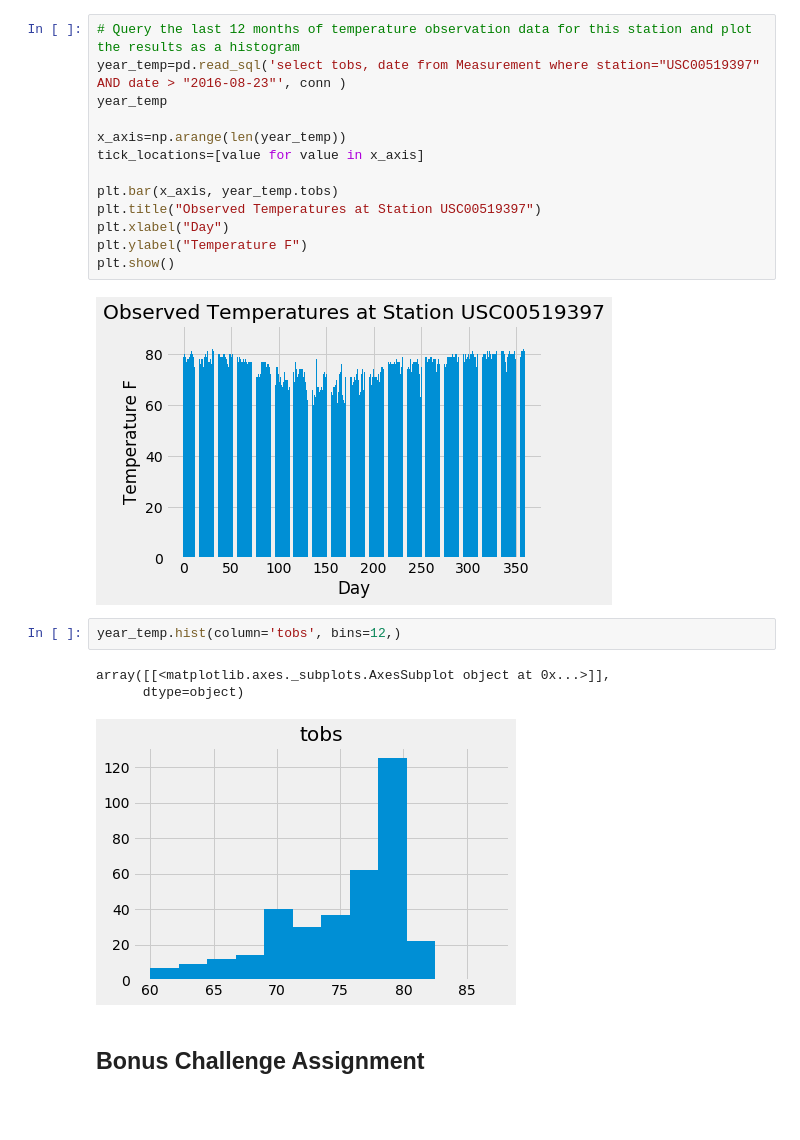
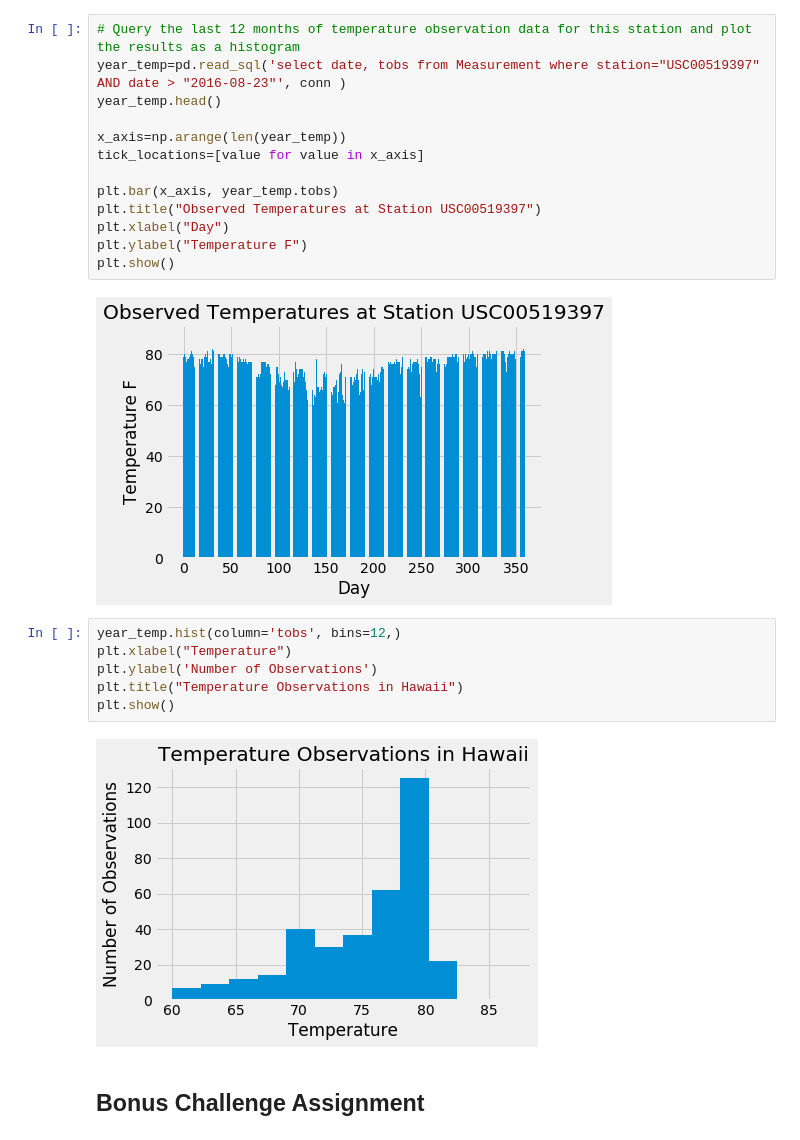
Before and after one commit to ChrisJtron/sqlalchemy_challenge, a Jupyter notebook: climate_starter.ipynb, the cells around one changed output. Saved outputs shown, nothing was run; the diff lists cells and outputs as text; blank space fills up the shorter version.

```diff
--- a/climate_starter.ipynb
+++ b/climate_starter.ipynb
@@ -261,8 +248,8 @@ temp_year
  ('2017-08-23', 81.0)]
 # %%
 # Query the last 12 months of temperature observation data for this station and plot the results as a histogram
-year_temp=pd.read_sql('select tobs, date from Measurement where station="USC00519397" AND date > "2016-08-23"', conn )
-year_temp
+year_temp=pd.read_sql('select date, tobs from Measurement where station="USC00519397" AND date > "2016-08-23"', conn )
+year_temp.head()
 
 x_axis=np.arange(len(year_temp))
 tick_locations=[value for value in x_axis]
@@ -274,12 +261,14 @@ plt.ylabel("Temperature F")
 plt.show()
 # %% [output]
 [figure]
-# %%
-year_temp.hist(column='tobs', bins=12,)
-# %% [output]
-array([[<matplotlib.axes._subplots.AxesSubplot object at 0x...>]],
-      dtype=object)
-[figure, removed]
+# %%
+year_temp.hist(column='tobs', bins=12,)
+plt.xlabel("Temperature")
+plt.ylabel('Number of Observations')
+plt.title("Temperature Observations in Hawaii")
+plt.show()
+# %% [output]
+[figure, added]
 # %% [markdown]
 ## Bonus Challenge Assignment
 # %%
```
Also changed, not shown: parts of 5 cells of this notebook, 1 other file.
